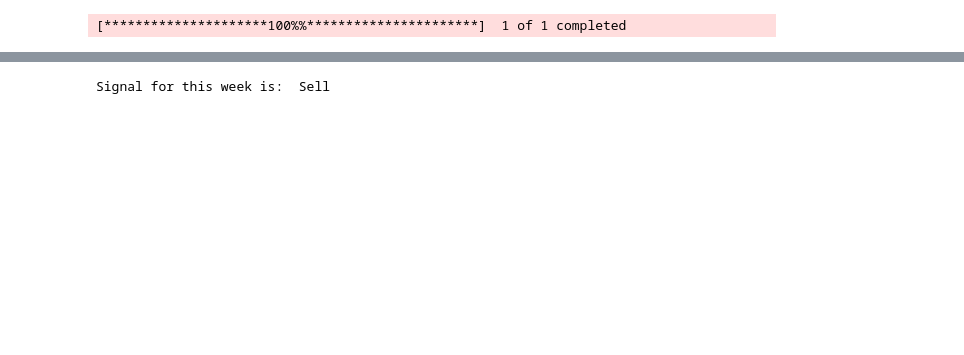
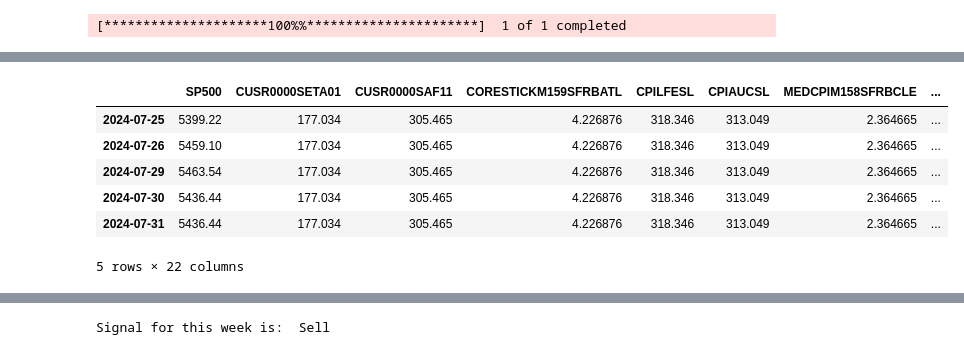
Before and after one commit to Hisham1799/CryptoInvesting-Capstone, a Jupyter notebook: main.ipynb, the cells around one changed output, grey strips where cells are left out. Saved outputs shown, nothing was run; the diff lists cells and outputs as text; code cells hidden in the pictures; blank space fills up the shorter version.

```diff
--- a/main.ipynb
+++ b/main.ipynb
@@ -68,0 +21,14 @@ X_train, X_test, y_train, y_test = train_test_split(X, y, test_size=0.2, random_
+# %%
+# read fundamental indicators
+fred_fundamental_data = pd.read_csv('fred_fundamental_data.csv', index_col="Unnamed: 0")
+fred_fundamental_data = fred_fundamental_data.dropna()
+fred_fundamental_data.index = pd.to_datetime(fred_fundamental_data.index)
+fred_fundamental_data.tail()
+# %% [output]
+|  | SP500 | CUSR0000SETA01 | CUSR0000SAF11 | CORESTICKM159SFRBATL | CPILFESL | CPIAUCSL | MEDCPIM158SFRBCLE | ... |
+| 2024-07-25 | 5399.22 | 177.034 | 305.465 | 4.226876 | 318.346 | 313.049 | 2.364665 | ... |
+| 2024-07-26 | 5459.10 | 177.034 | 305.465 | 4.226876 | 318.346 | 313.049 | 2.364665 | ... |
+| 2024-07-29 | 5463.54 | 177.034 | 305.465 | 4.226876 | 318.346 | 313.049 | 2.364665 | ... |
+| 2024-07-30 | 5436.44 | 177.034 | 305.465 | 4.226876 | 318.346 | 313.049 | 2.364665 | ... |
+| 2024-07-31 | 5436.44 | 177.034 | 305.465 | 4.226876 | 318.346 | 313.049 | 2.364665 | ... |
+5 rows × 22 columns
```
Also changed, not shown: parts of 33 cells of this notebook, 3 other files.
